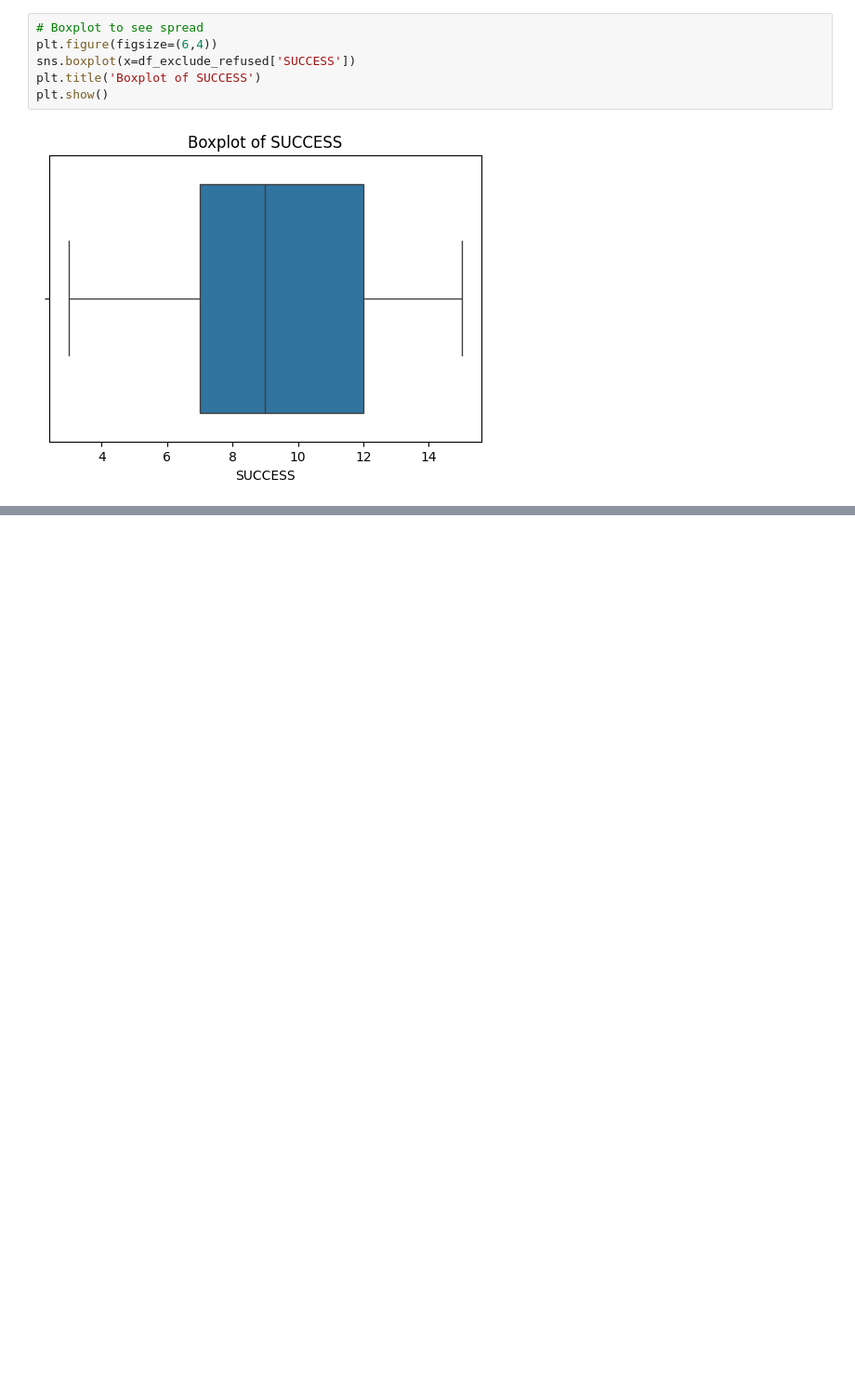
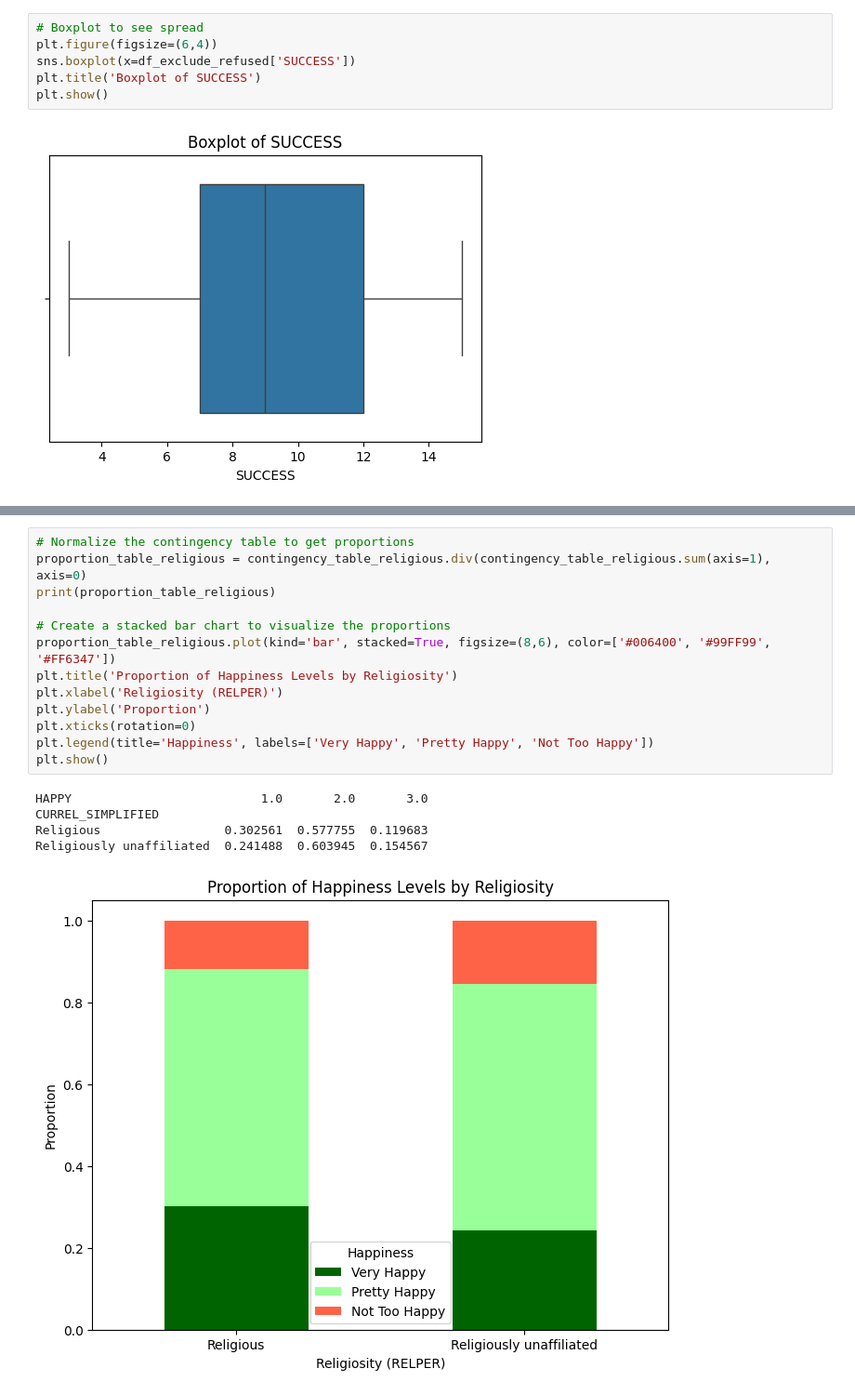
Before and after one commit to jak521/dsci441_project, a Jupyter notebook: code.ipynb, the cells around one changed output, grey strips where cells are left out. Shown at 93% size. Cells and saved outputs as stored; diff of their text form; blank space fills up the shorter version.

```diff
--- a/code.ipynb
+++ b/code.ipynb
@@ -728,0 +789,19 @@ plt.show()
+# %%
+# Normalize the contingency table to get proportions
+proportion_table_religious = contingency_table_religious.div(contingency_table_religious.sum(axis=1), axis=0)
+print(proportion_table_religious)
+
+# Create a stacked bar chart to visualize the proportions
+proportion_table_religious.plot(kind='bar', stacked=True, figsize=(8,6), color=['#006400', '#99FF99', '#FF6347'])
+plt.title('Proportion of Happiness Levels by Religiosity')
+plt.xlabel('Religiosity (RELPER)')
+plt.ylabel('Proportion')
+plt.xticks(rotation=0)
+plt.legend(title='Happiness', labels=['Very Happy', 'Pretty Happy', 'Not Too Happy'])
+plt.show()
+# %% [output]
+HAPPY                          1.0       2.0       3.0
+CURREL_SIMPLIFIED
+Religious                 0.302561  0.577755  0.119683
+Religiously unaffiliated  0.241488  0.603945  0.154567
+[figure, added]
```
Also changed, not shown: parts of 10 cells of this notebook.
